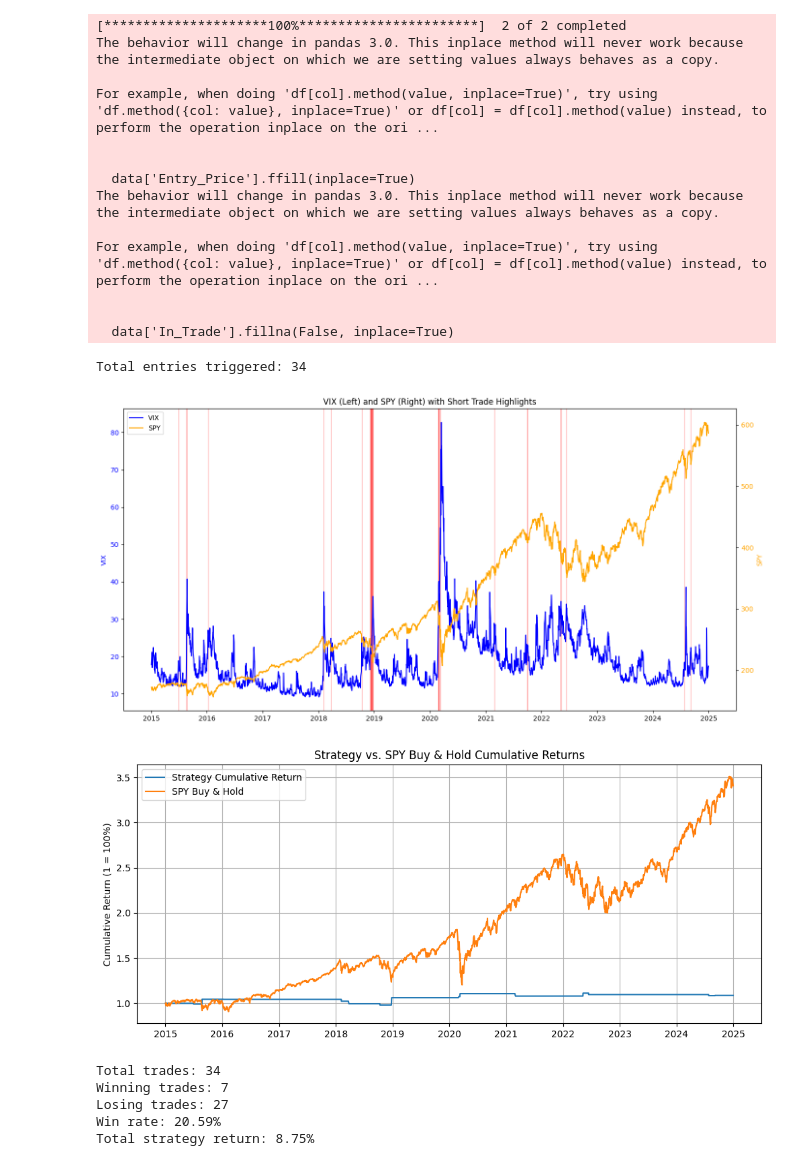
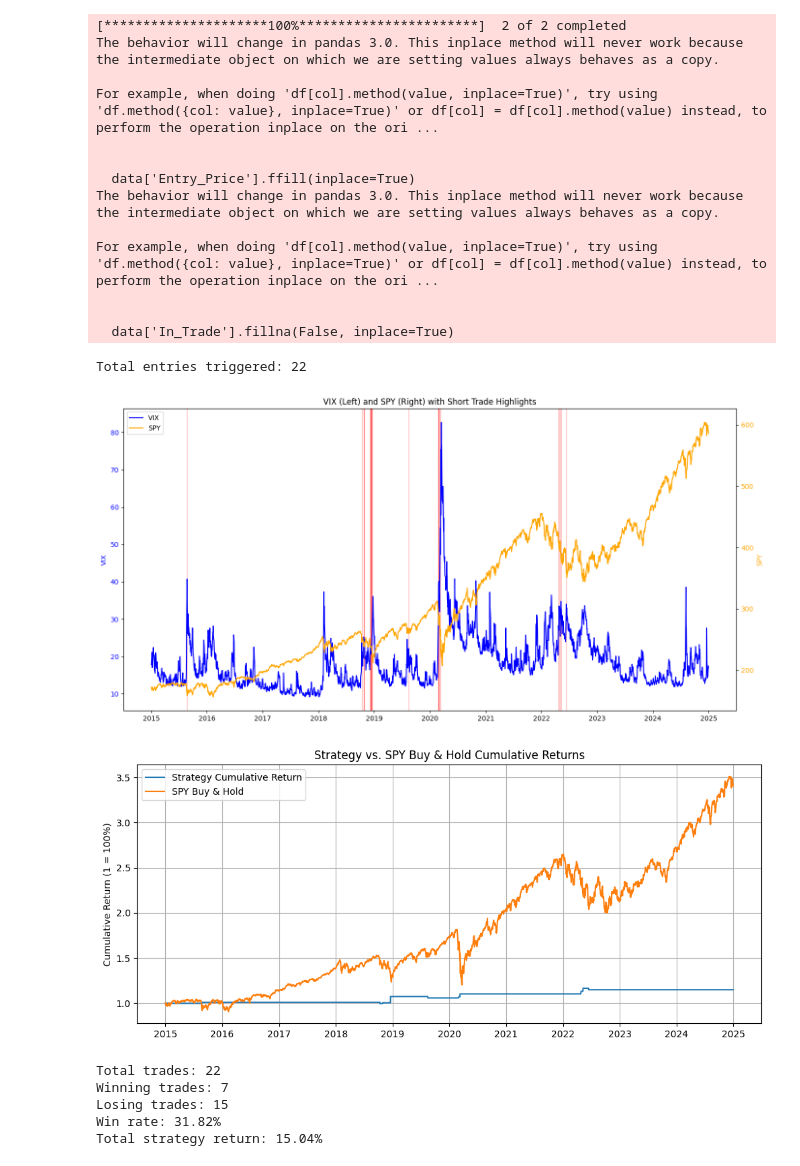
Before and after one commit to kinjuk/market-analysis, a Jupyter notebook: vix-strategies/spy-vix/vix_spy.ipynb, the cells around one changed output. Saved outputs shown, nothing was run; the diff lists cells and outputs as text; code cells hidden in the pictures.

```diff
--- a/vix-strategies/spy-vix/vix_spy.ipynb
+++ b/vix-strategies/spy-vix/vix_spy.ipynb
@@ -16,11 +16,11 @@ data['VIX_pct'] = data['VIX'].pct_change() * 100
 data['SPY_pct'] = data['SPY'].pct_change() * 100
 
 # PARAMETERS
-VIX_RISE_THRESHOLD = 20       # VIX rise % to signal fear spike
-SPY_FALL_THRESHOLD = -2.0      # SPY drop % for entry
-SPY_RECOVER_EXIT = 3.0       # SPY gain % to exit
-VIX_DROP_EXIT = -4.0        # VIX drop % to exit
-MAX_HOLD_DAYS = 30       # max holding period
+VIX_RISE_THRESHOLD = 20       # VIX rise % to signal fear spike #20
+SPY_FALL_THRESHOLD = -2.5      # SPY drop % for entry
+SPY_RECOVER_EXIT = 2.0       # SPY gain % to exit
+VIX_DROP_EXIT = -5.0        # VIX drop % to exit
+MAX_HOLD_DAYS = 10       # max holding period
 STOP_LOSS = -2.0               # stop loss % from entry price
 
 # Prepare columns
@@ -130,38 +130,38 @@ plt.ylabel('Cumulative Return (1 = 100%)')
 plt.legend()
 plt.grid(True)
 plt.show()
 
 # 6. Performance Summary
 total_trades = data['Trade_Return'].count()
 winning_trades = (data['Trade_Return'] > 0).sum()
 losing_trades = (data['Trade_Return'] <= 0).sum()
 win_rate = winning_trades / total_trades if total_trades > 0 else 0
 total_return = data['Cumulative_Strategy'].iloc[-1] - 1
 
 print(f"Total trades: {total_trades}")
 print(f"Winning trades: {winning_trades}")
 print(f"Losing trades: {losing_trades}")
 print(f"Win rate: {win_rate:.2%}")
 print(f"Total strategy return: {total_return:.2%}")
 # %% [output]
 [*********************100%***********************]  2 of 2 completed
 The behavior will change in pandas 3.0. This inplace method will never work because the intermediate object on which we are setting values always behaves as a copy.
 
 For example, when doing 'df[col].method(value, inplace=True)', try using 'df.method({col: value}, inplace=True)' or df[col] = df[col].method(value) instead, to perform the operation inplace on the ori ...
 
 
   data['Entry_Price'].ffill(inplace=True)
 The behavior will change in pandas 3.0. This inplace method will never work because the intermediate object on which we are setting values always behaves as a copy.
 
 For example, when doing 'df[col].method(value, inplace=True)', try using 'df.method({col: value}, inplace=True)' or df[col] = df[col].method(value) instead, to perform the operation inplace on the ori ...
 
 
   data['In_Trade'].fillna(False, inplace=True)
-Total entries triggered: 34
+Total entries triggered: 22
-[figure, old version]
+[figure, new version]
-[figure, old version]
+[figure, new version]
-Total trades: 34
+Total trades: 22
 Winning trades: 7
-Losing trades: 27
-Win rate: 20.59%
-Total strategy return: 8.75%
+Losing trades: 15
+Win rate: 31.82%
+Total strategy return: 15.04%
```
